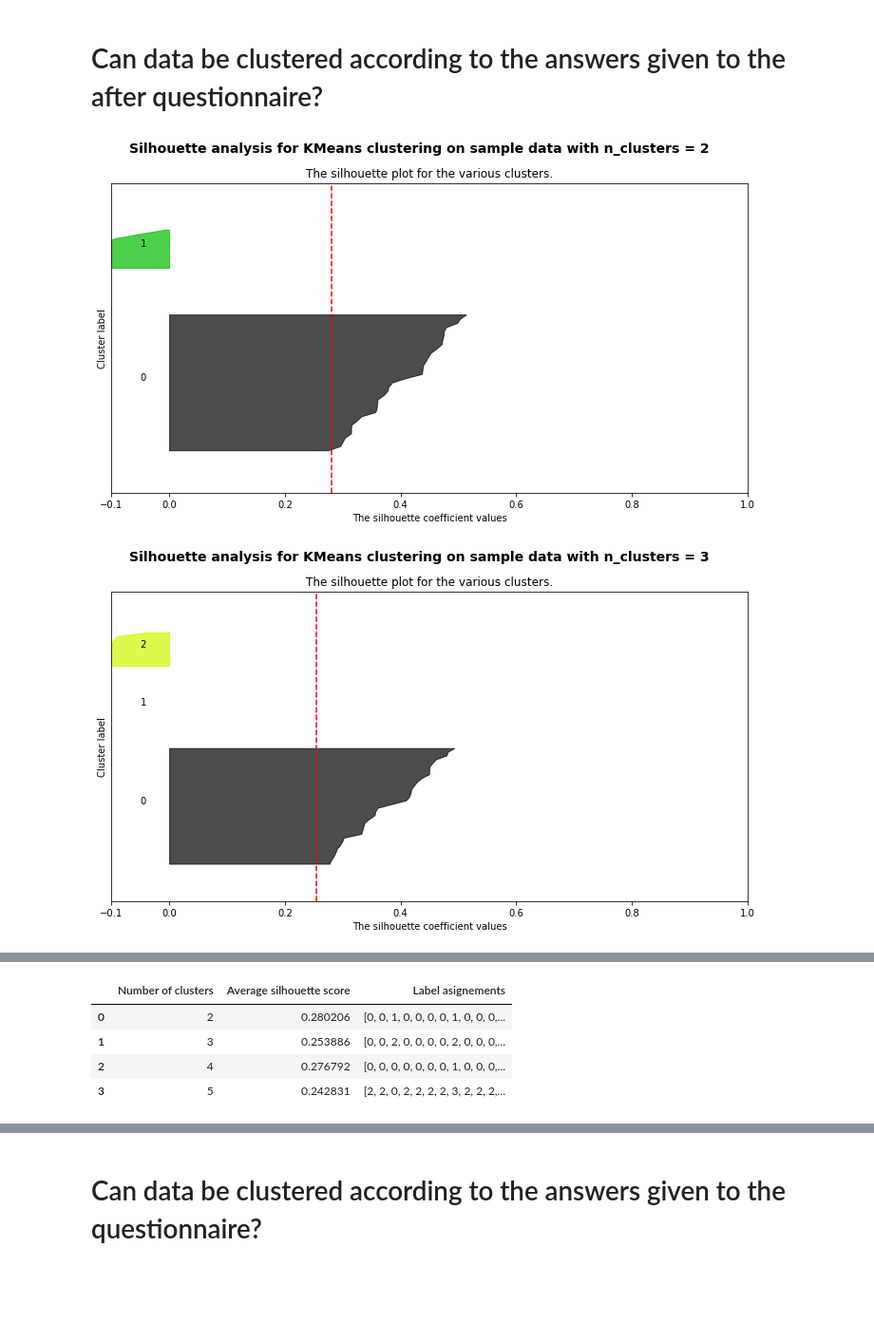
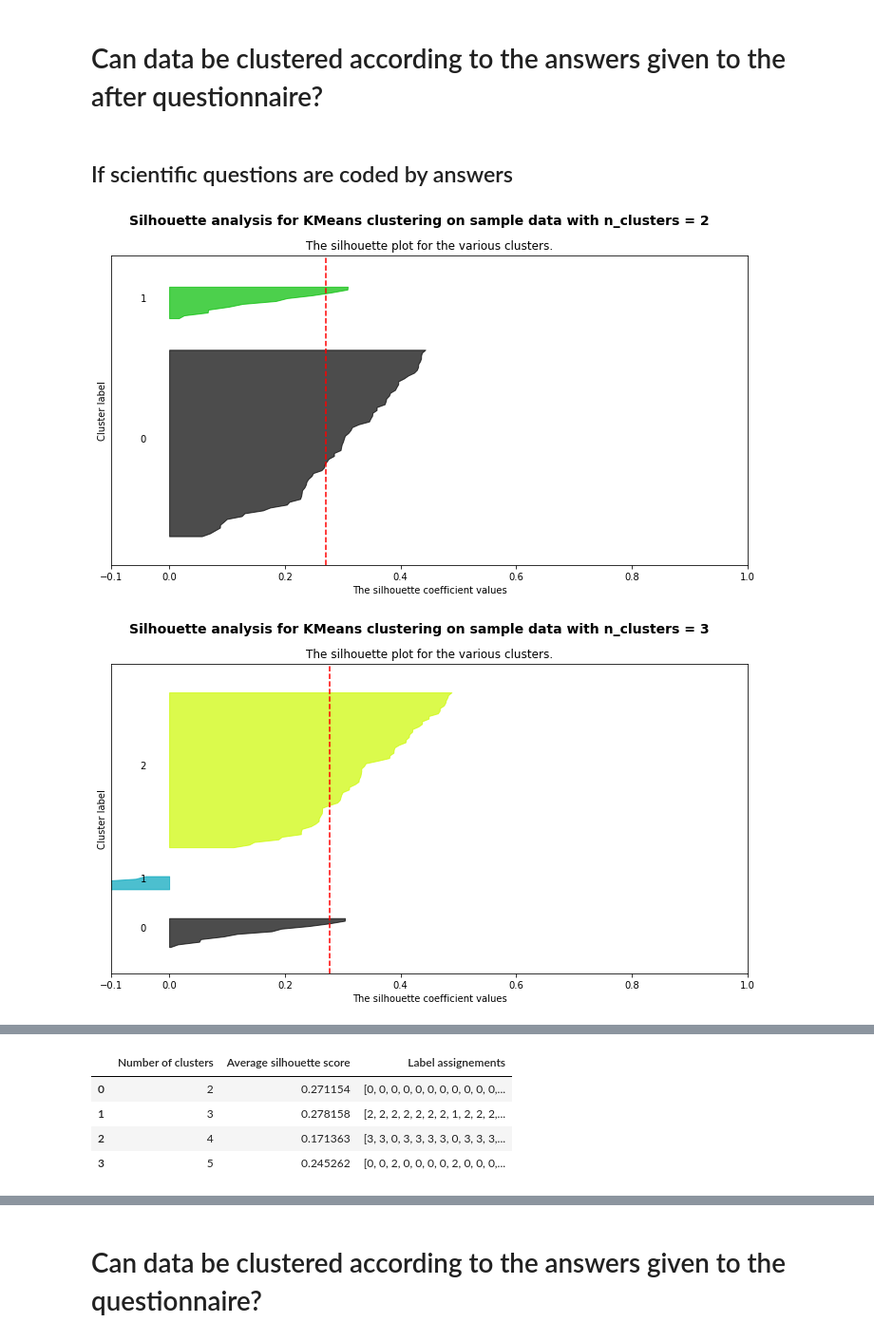
Before and after one commit to CyberCRI/dataanalysis-herocoli-redmetrics, a Jupyter notebook: v1.52/Data mining/Clustering.ipynb, the cells around one changed output, grey strips where cells are left out. Shown at 95% size. Drawn from its saved outputs; the diff is of its cells as text; code cells hidden in the pictures; blank space fills up the shorter version.

Commit message:
Adding clustering with scientific questions coded for correctedness

```diff
--- a/v1.52/Data mining/Clustering.ipynb
+++ b/v1.52/Data mining/Clustering.ipynb
@@ -157,15 +184,17 @@ Conclusion: No interesting clustering
 # %% [markdown]
 # Can data be clustered according to the answers given to the after questionnaire?
+# %% [markdown]
+## If scientific questions are coded by answers
 # %%
 # Convert DataFrame to matrix
 afterMat = afterForms.as_matrix()
 # Standardise the data
 afterMat = preprocessing.scale(afterMat)
 # Cluster using KMeans, and silhouette analysis to evaluate the pertinence of the clusters
 afterResults = tryKmeans(afterMat)
 # Format results as a DataFrame
-afterResults = pd.DataFrame(data=afterResults, columns=['Number of clusters', 'Average silhouette score', 'Label asignements'])
+afterResults = pd.DataFrame(data=afterResults, columns=['Number of clusters', 'Average silhouette score', 'Label assignements'])
 afterResults
 # %% [output]
-[figure, old version]
+[figure, new version]
-[figure, old version]
+[figure, new version]
@@ -174,6 +203,6 @@ afterResults
-|  | Number of clusters | Average silhouette score | Label asignements |
-| 0 | 2 | 0.280206 | [0, 0, 1, 0, 0, 0, 0, 1, 0, 0, 0,... |
-| 1 | 3 | 0.253886 | [0, 0, 2, 0, 0, 0, 0, 2, 0, 0, 0,... |
-| 2 | 4 | 0.276792 | [0, 0, 0, 0, 0, 0, 0, 1, 0, 0, 0,... |
-| 3 | 5 | 0.242831 | [2, 2, 0, 2, 2, 2, 2, 3, 2, 2, 2,... |
+|  | Number of clusters | Average silhouette score | Label assignements |
+| 0 | 2 | 0.271154 | [0, 0, 0, 0, 0, 0, 0, 0, 0, 0, 0,... |
+| 1 | 3 | 0.278158 | [2, 2, 2, 2, 2, 2, 2, 1, 2, 2, 2,... |
+| 2 | 4 | 0.171363 | [3, 3, 0, 3, 3, 3, 3, 0, 3, 3, 3,... |
+| 3 | 5 | 0.245262 | [0, 0, 2, 0, 0, 0, 0, 2, 0, 0, 0,... |
 # %% [markdown]
```
Also changed, not shown: parts of 44 cells of this notebook, 1 other file.
